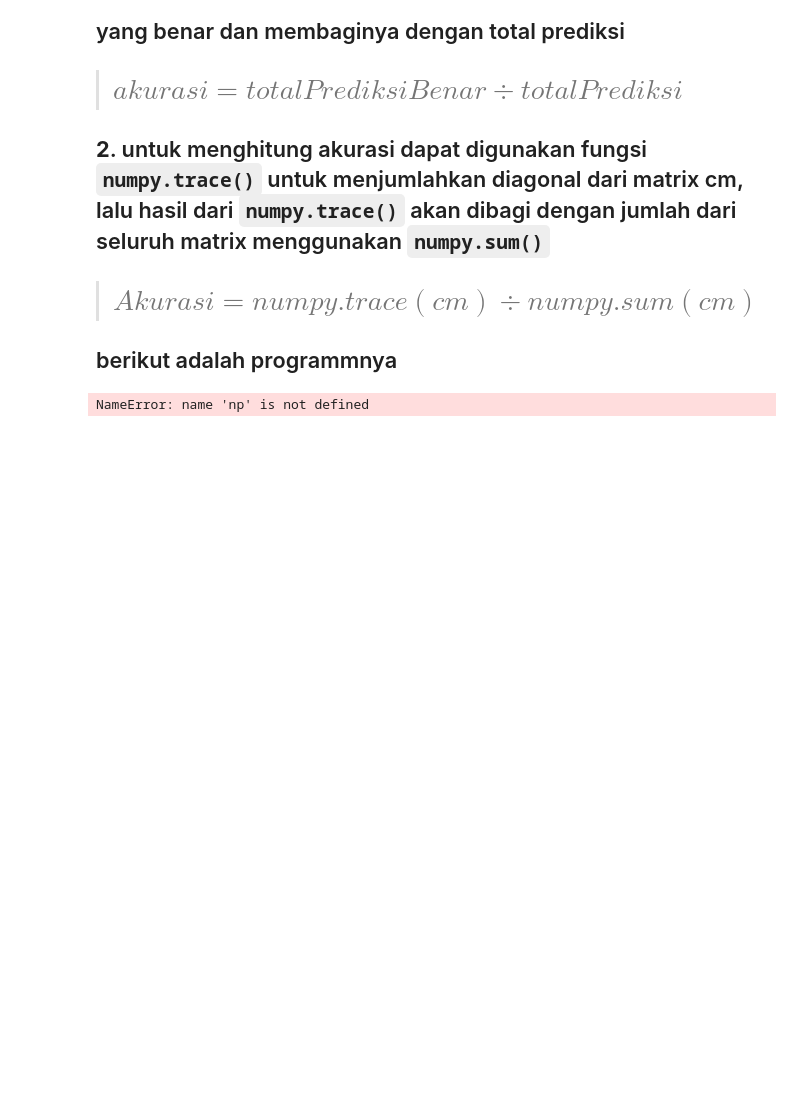
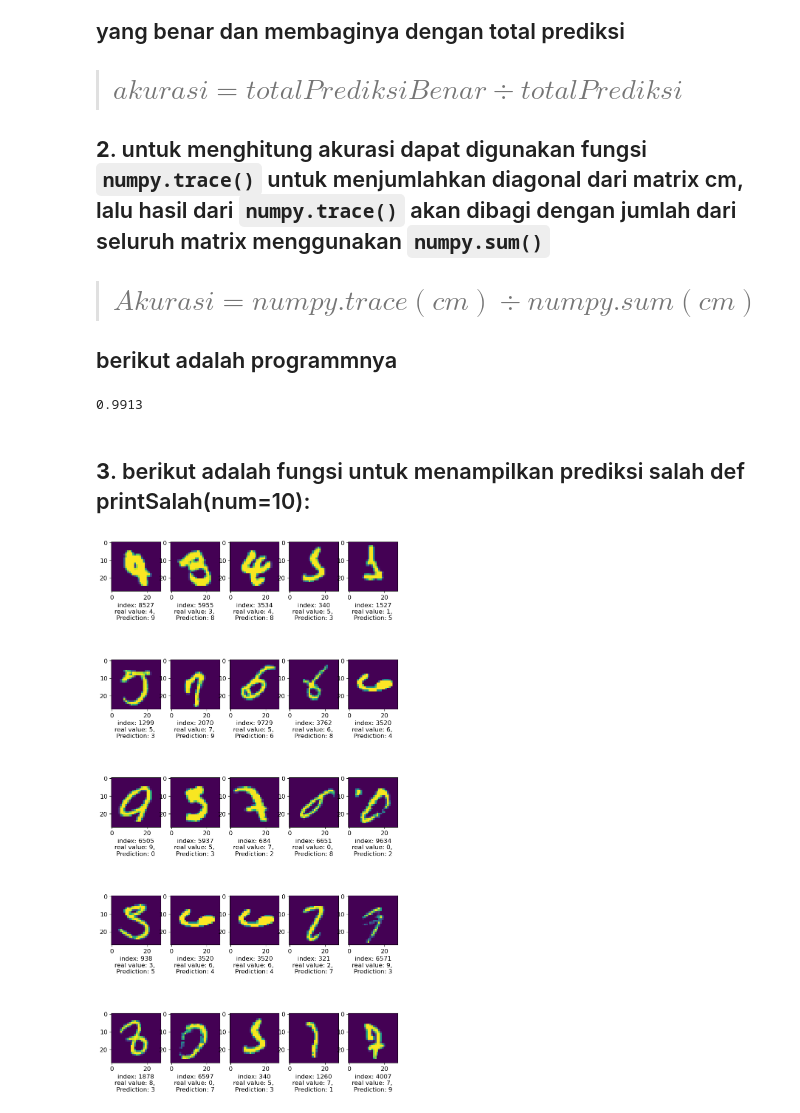
Before and after one commit to ahsanu123/ahsanu123, a Jupyter notebook: simplemnistconvnet-materi6.ipynb, the cells around one changed output. Drawn from its saved outputs; the diff is of its cells as text; code cells hidden in the pictures; blank space fills up the shorter version.

Commit message:
Siap Untuk Dikirim Ke Asdos

```diff
--- a/simplemnistconvnet-materi6.ipynb
+++ b/simplemnistconvnet-materi6.ipynb
@@ -591,6 +660,45 @@ menunjukkan antara hasil prediksi dengan label sama.
 # Akurasi=numpy.trace(cm)÷numpy.sum(cm)
 # ======================================
 
-np.trace(cm)
+akurasi = np.trace(cm) / np.sum(cm)
+akurasi
 # %% [output]
-NameError: name 'np' is not defined
+0.9913
+# %% [markdown]
+## **3**. berikut adalah fungsi untuk menampilkan prediksi salah def printSalah(num=10):
+# %%
+rounded = np.round(ypred)
+wrongPrediction=[]
+index=0
+for i in range(0,len(rounded)):
+    if np.array_equiv(rounded[i], y_test[i]) == False :
+        wrongPrediction.append(i)
+        index+=1
+
+wrongPrediction = np.array(wrongPrediction)
+
+def printSalah(num=10):
+
+    col = num // 2
+    row = num // 2
+
+    fig = plt.figure(figsize=(10, 20)) #mengatur ukuran tertampil di layar monitor 14 inch x 5 inch
+    for i in range(1, col*row +1):
+        index = np.random.choice(wrongPrediction)
+        img = x_test[index]
+        y = y_test[index]
+        pred = np.argmax(ypred[index])
+        trueLabel=0
+
+        for idx, realY in enumerate(y):
+            if realY != 0:
+                trueLabel = idx
+                break
+
+        ax = fig.add_subplot(row, col, i)
+        ax.set_xlabel("index: "+str(index)+"\nreal value: " + str(trueLabel) + ", \nPrediction: " + str(pred))
+        plt.imshow(img)
+
+printSalah(10)
+# %% [output]
+[figure, added]
```
Also changed, not shown: parts of 13 cells of this notebook.
